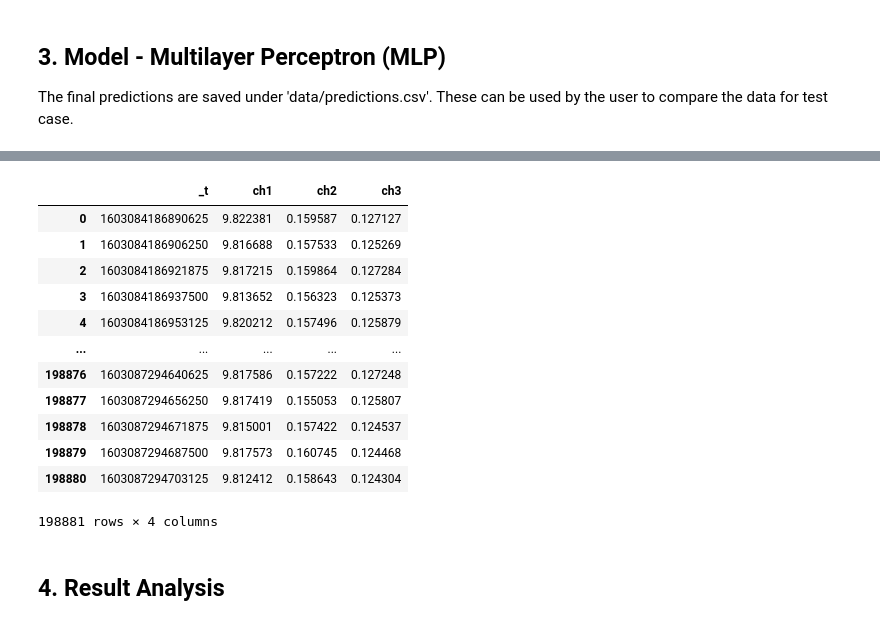
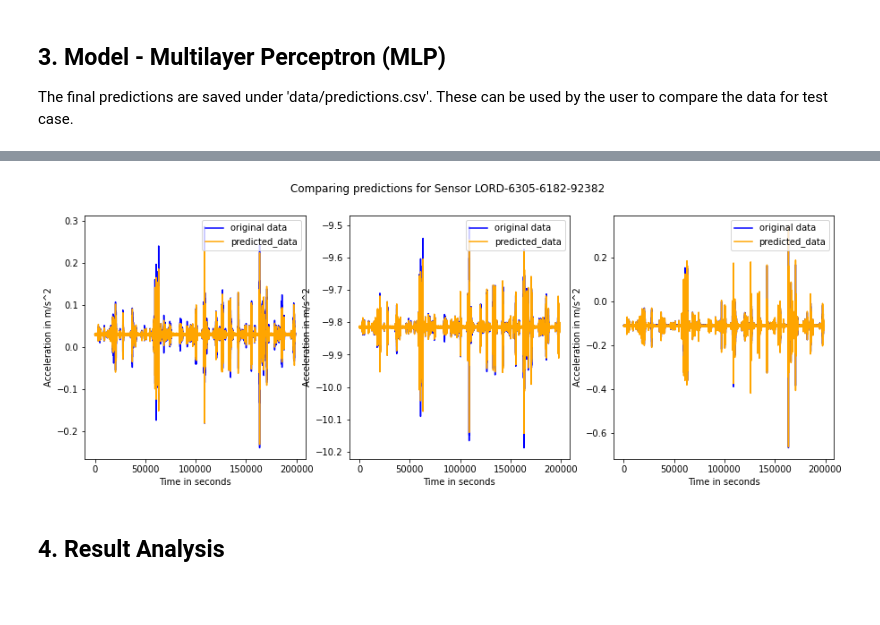
Before and after one commit to tanaydw/sap_smart_infra, a Jupyter notebook: Notebook.ipynb, the cells around one changed output, grey strips where cells are left out. Cells and saved outputs as stored; diff of their text form; code cells hidden in the pictures; blank space fills up the shorter version.

```diff
--- a/Notebook.ipynb
+++ b/Notebook.ipynb
@@ -250,9 +250,3 @@ df_list[1]
-# %%
-# Saving the decoded values as CSV file
-for s, sensor_name in enumerate(sensors):
-    if not os.path.exists('./data/'):
-        os.mkdir('./data/')
-    df_list[0].to_csv('./data/' + sensor_name + '.csv', index=False)
 # %% [markdown]
 ## 5. Metric Computation
 
@@ -298,7 +281,7 @@ test_date = ['19']
 test_hour = ['05']
 
 # The sensor on which anomaly has to be checked
-test_sensor = 'LORD-6305-6000-69503'
+test_sensor = 'LORD-6305-6182-92382'
 # %% [markdown]
 ## 2. Extract, Load, Transform (ELT)
 
@@ -353,18 +321,13 @@ pred_df = test_df[['_t']]
 pred_df = pd.concat([pred_df, pd.DataFrame(
     X_predicted, columns=['x_' + str(skip_sensor+1), 'y_' + str(skip_sensor+1), 'z_' + str(skip_sensor+1)])], axis=1)
 decoded_df = project_back(pred_df, skip_sensor + 1)
-display(decoded_df)
+
+# Loading ctual ground truth
+ground_truth = project_back(read_test_data(test_sensor, test_year, test_month, test_date,
+                                           test_hour, skip_sensor), skip_sensor+1)
+
+ground_truth = ground_truth[ground_truth['_t'].isin(common_time)].reset_index(drop=True)
+
+# Calculating mean squared Error
+y_true = ground_truth.drop(['_t'], axis=1).to_numpy()
+y_pred = decoded_df.drop(['_t'], axis=1).to_numpy()
-# %% [output]
-|  | _t | ch1 | ch2 | ch3 |
-| 0 | 1603084186890625 | 9.822381 | 0.159587 | 0.127127 |
-| 1 | 1603084186906250 | 9.816688 | 0.157533 | 0.125269 |
-| 2 | 1603084186921875 | 9.817215 | 0.159864 | 0.127284 |
-| 3 | 1603084186937500 | 9.813652 | 0.156323 | 0.125373 |
-| 4 | 1603084186953125 | 9.820212 | 0.157496 | 0.125879 |
-| ... | ... | ... | ... | ... |
-| 198876 | 1603087294640625 | 9.817586 | 0.157222 | 0.127248 |
-| 198877 | 1603087294656250 | 9.817419 | 0.155053 | 0.125807 |
-| 198878 | 1603087294671875 | 9.815001 | 0.157422 | 0.124537 |
-| 198879 | 1603087294687500 | 9.817573 | 0.160745 | 0.124468 |
-| 198880 | 1603087294703125 | 9.812412 | 0.158643 | 0.124304 |
-198881 rows × 4 columns
@@ -376,2 +334,17 @@ decoded_df.to_csv('./data/predictions_' + str(skip_sensor + 1) + '.csv', index=F
+# %%
+fig, ax = plt.subplots(nrows=1, ncols=3, figsize=(15, 5))
+fig.suptitle('Comparing predictions for Sensor ' + test_sensor)
+for i in range(3):
+    ax[i].plot(y_true[:, i], color='blue', label='original data')
+    ax[i].plot(y_pred[:, i], color='orange', label='predicted_data')
+    ax[i].set_xlabel('Time in seconds')
+    ax[i].set_ylabel('Acceleration in m/s^2')
+    ax[i].legend(loc=1)
+ax[0].set_xlabel('Time in seconds')
+ax[0].set_ylabel('Acceleration in m/s^2')
+ax[0].legend(loc=1)
+plt.show()
+# %% [output]
+[figure, added]
 # %% [markdown]
 ## 4. Result Analysis
```
Also changed, not shown: parts of 18 cells of this notebook, 1 other file.
